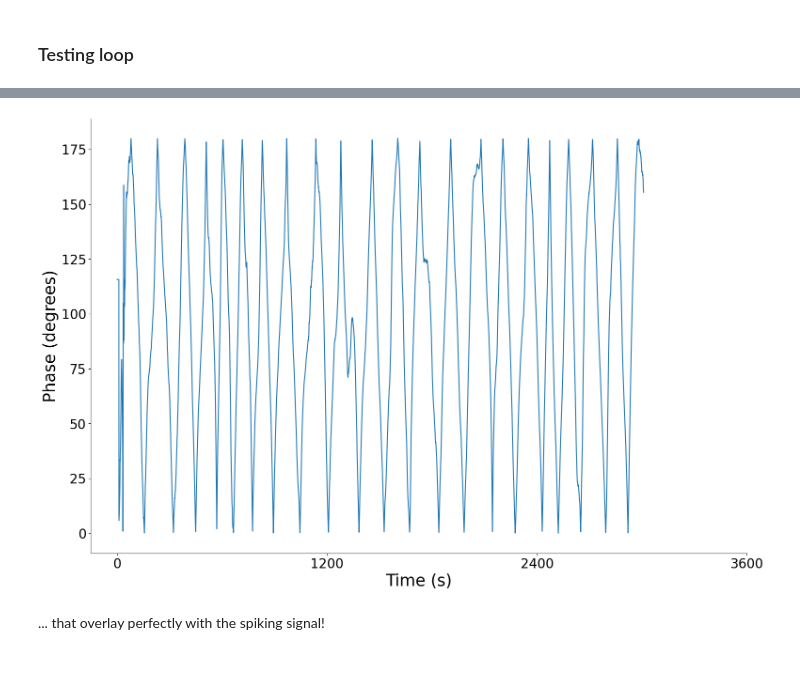
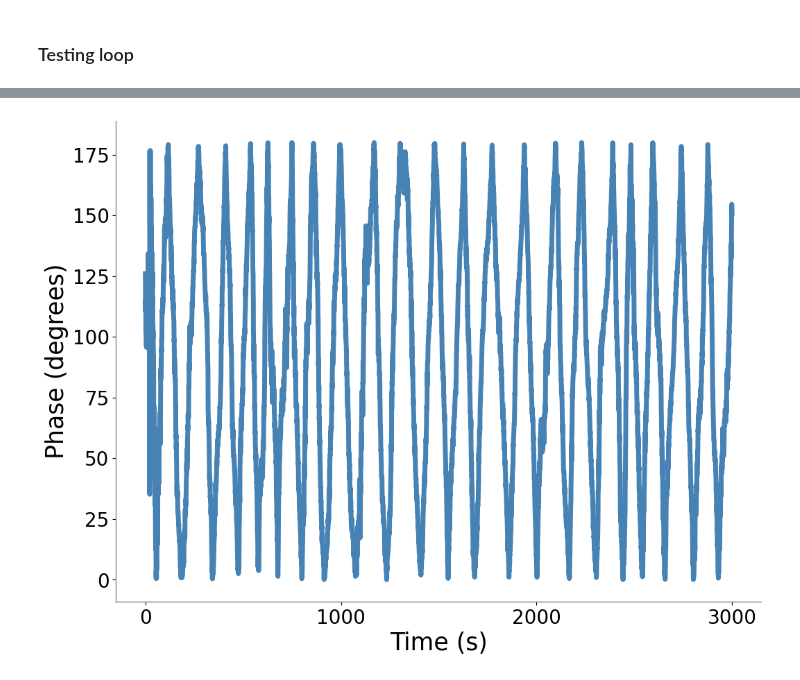
Before and after one commit to Iacaruso-lab/sparks, a Jupyter notebook: sparks/examples/demo_mec.ipynb, the cells around one changed output, grey strips where cells are left out. Cells and saved outputs as stored; diff of their text form; code cells hidden in the pictures.

```diff
--- a/sparks/examples/demo_mec.ipynb
+++ b/sparks/examples/demo_mec.ipynb
@@ -257,6 +132,7 @@ for epoch in tqdm.tqdm(range(n_epochs)):
         test_loss, encoder_outputs, decoder_outputs = test(sparks=sparks,
                                                             test_dls=[test_dl],
                                                             loss_fn=loss_fn,
-                                                            act=torch.sigmoid)
+                                                            act=torch.sigmoid,
+                                                            unsupervised=True)
 
         print(f"Epoch {epoch + 1}/{n_epochs}, Test Loss: {test_loss:.4f}")
@@ -375,2 +198,15 @@ Text(0, 0.5, 'Spike probability')
+# %%
+res_path = os.path.join(os.getcwd(), 'results/mec_results') # path to where the data is located.
+# by default where the notebook is located, if the data isn't found it will be downloaded from
+# https://github.com/Iacaruso-lab/sparks-figures/results/mec_resuults
+
+if not os.path.exists(os.path.join(res_path, 'test_enc_outputs_best.npy')):
+    # create the directory
+    if not os.path.exists(res_path):
+        os.makedirs(res_path)
+    # download the data
+    import urllib.request
+    urllib.request.urlretrieve("https://github.com/Iacaruso-lab/sparks-figures/raw/refs/heads/main/results/mec_results/test_enc_outputs_best.npy",
+                               os.path.join(res_path, 'test_enc_outputs_best.npy'))
 # %% [markdown]
 # What insights can we get from unsupervised learning?
@@ -442,13 +281,3 @@ def calculate_angle(segment1, segment2):
     angle = math.degrees(math.acos(cos_angle))
 
     return angle
-
-phi_t = []
-window = 100 # window to find the centre of the circle
-tau_p = 30
-
-for t in range(encodings.shape[-1]):
-    segment1 = (encodings[..., t], [encodings[0, t] + 10, encodings[1, t]])
-    segment2 = (encodings[..., t], np.mean(encodings[..., max(0, t-window):max(t, window)], axis=-1))
-    phi_t.append(calculate_angle(segment1, segment2))
-phi_t = np.array(phi_t)
@@ -457,23 +284,30 @@ If we plot these phases, we do obtain nice, constant oscillations...
 # %%
-fig, ax = plt.subplots(1, 1, figsize=(18, 12))
+fig, ax = plt.subplots(1, 1, figsize=(12, 9))
 
-ax.plot(phi_t)
+phi_t = []
+window = 200
+
+for t in range(test_encs_best.shape[-1]):
+    segment1 = (test_encs_best[..., t], [test_encs_best[0, t] + 10, test_encs_best[1, t]])
+    segment2 = (test_encs_best[..., t], np.mean(test_encs_best[..., max(0, t-window):max(t, window)], axis=-1))
+    phi_t.append(calculate_angle(segment1, segment2))
+phi_t = np.array(phi_t)
+
+ax.plot(phi_t, linewidth=5, color='steelblue')
 ax.set_ylabel('Phase (degrees)', fontsize=25)
 ax.set_xlabel('Time (s)', fontsize=25)
 ax.grid(False)
-T = spikes_downsampled.shape[-1] / fs
-ax.set_xticks(np.arange(0, int(spikes_downsampled.shape[-1] + spikes_downsampled.shape[-1] / 3), spikes_downsampled.shape[-1] / 3))
+T = phi_t.shape[-1] / fs
+ax.set_xticks(np.arange(0, int(phi_t.shape[-1] + phi_t.shape[-1] / 3), phi_t.shape[-1] / 3))
 ax.set_xticklabels(np.arange(0, T + T / 3, T / 3).astype(int), fontsize=20)
 ax.spines['right'].set_visible(False)
 ax.spines['top'].set_visible(False)
 ax.spines['left'].set_visible(True)
 ax.spines['bottom'].set_visible(True)
 ax.spines["left"].set_color('grey')
 ax.spines["bottom"].set_color('grey')
 ax.spines["left"].set_linewidth(1)
 ax.spines["bottom"].set_linewidth(1)
-ax.tick_params(axis='both', which='major', labelsize=20)
+ax.tick_params(axis='both', which='major', labelsize=20, left=True, bottom=True)
 # %% [output]
-[figure, old version]
+[figure, new version]
-# %% [markdown]
-... that overlay perfectly with the spiking signal!
```
Also changed, not shown: parts of 29 cells of this notebook, 39 other files.
